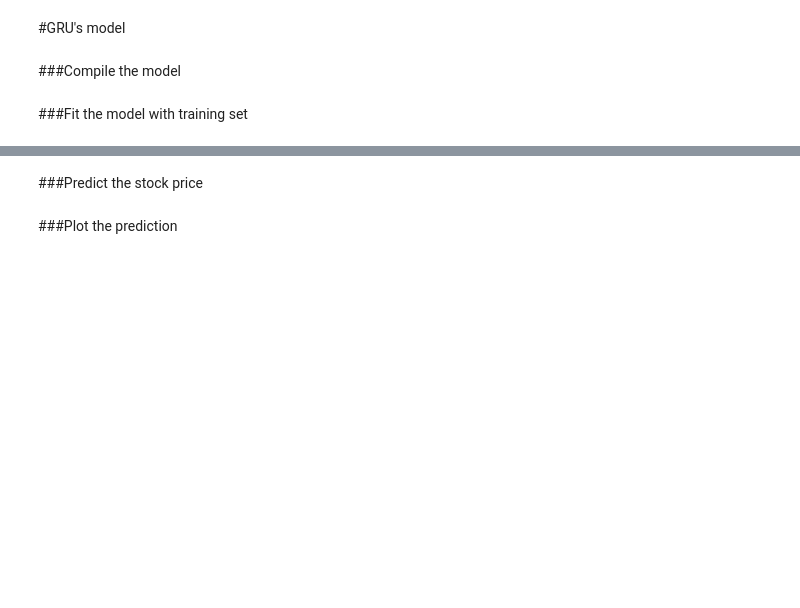
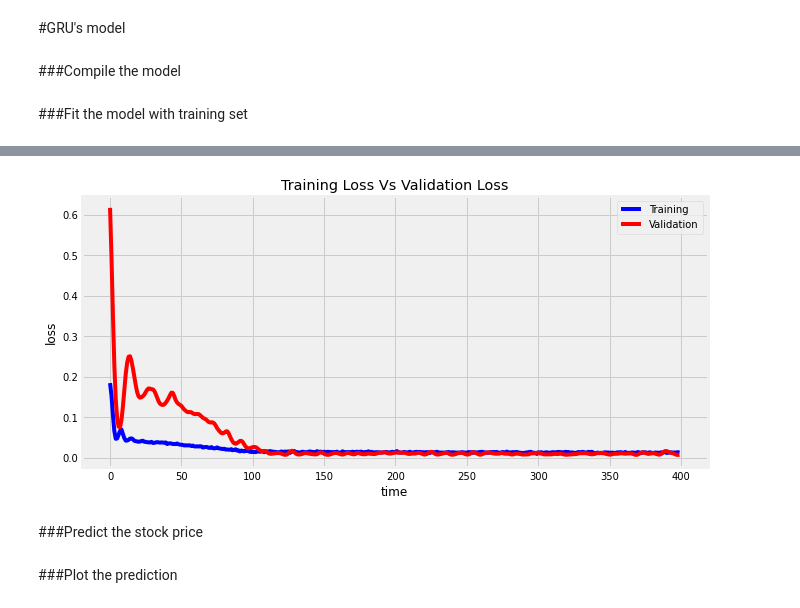
Before and after one commit to seansothey/DataScience-MachineLearning-Research, a Jupyter notebook: Project7_Stock_Prediction.ipynb, the cells around one changed output, grey strips where cells are left out. Cells and saved outputs as stored; diff of their text form; code cells hidden in the pictures; blank space fills up the shorter version.

```diff
--- a/Project7_Stock_Prediction.ipynb
+++ b/Project7_Stock_Prediction.ipynb
@@ -271,4 +321,15 @@ Epoch 5/5
 <keras.callbacks.callbacks.History at 0x...>
+# %%
+plt.figure(figsize=(10,5))
+plt.plot(regressorGRU.history.history['loss'], label='Training', color='blue')
+plt.plot(regressorGRU.history.history['val_loss'], label='Validation', color='red')
+plt.legend()
+plt.title("Training Loss Vs Validation Loss")
+plt.xlabel('time')
+plt.ylabel('loss')
+plt.show()
+# %% [output]
+[figure, added]
 # %% [markdown]
 ###Predict the stock price
 # %%
```
Also changed, not shown: parts of 77 cells of this notebook.
